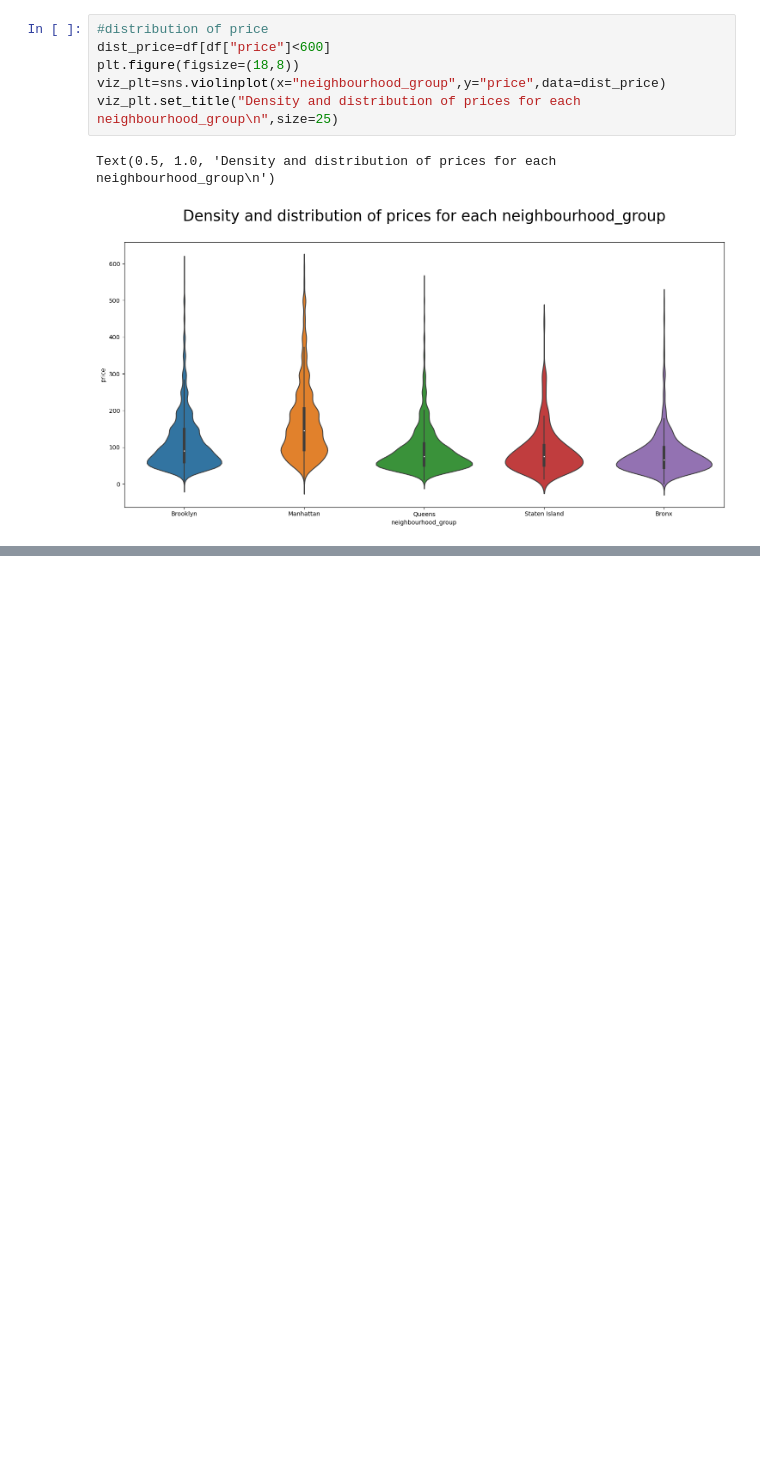
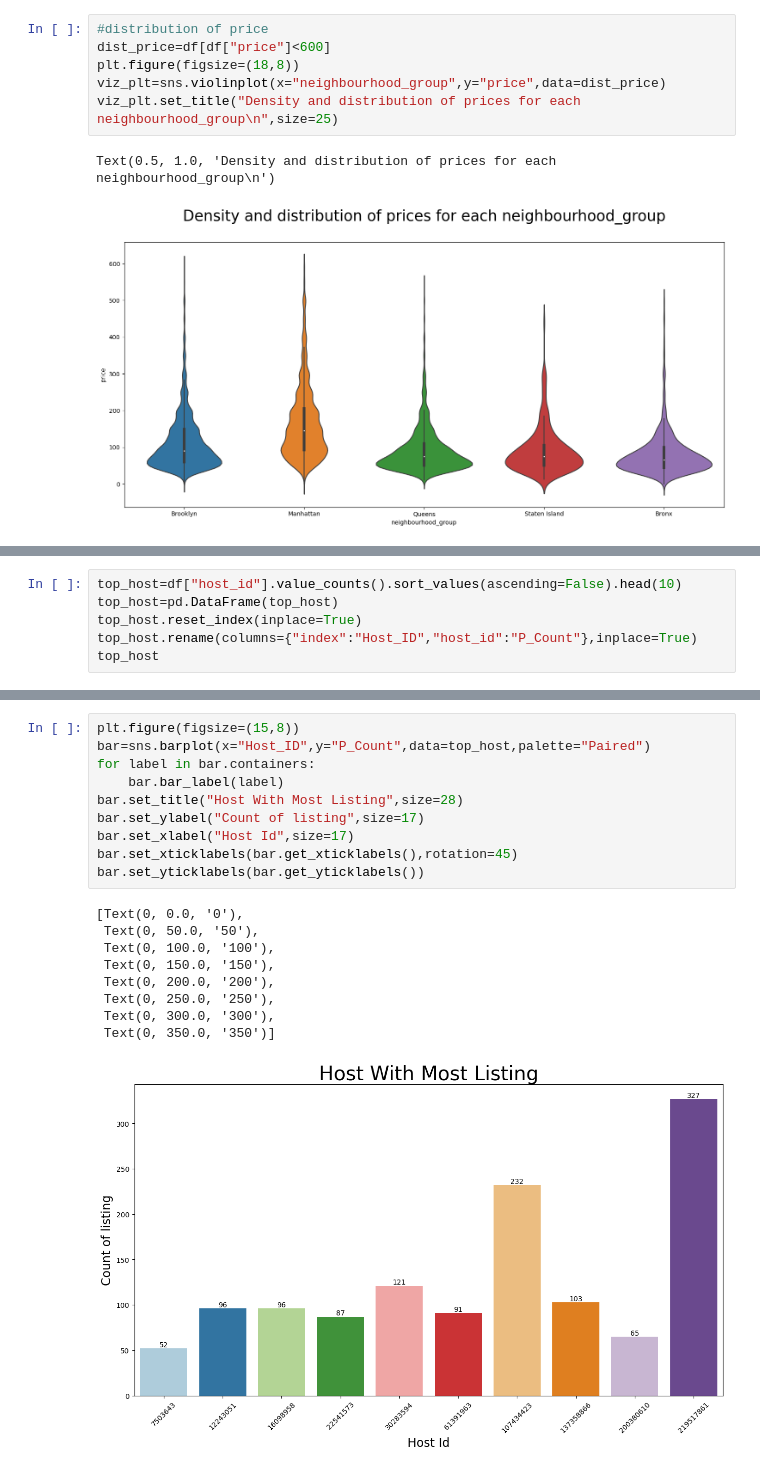
Before and after one commit to AriyantGit/Data-Analysis, a Jupyter notebook: AirBnb_NYC_EDA.ipynb, the cells around one changed output, grey strips where cells are left out. Cells and saved outputs as stored; diff of their text form; blank space fills up the shorter version.

```diff
--- a/AirBnb_NYC_EDA.ipynb
+++ b/AirBnb_NYC_EDA.ipynb
@@ -203,0 +173,6 @@ print(user_counts)
+# %%
+top_host=df["host_id"].value_counts().sort_values(ascending=False).head(10)
+top_host=pd.DataFrame(top_host)
+top_host.reset_index(inplace=True)
+top_host.rename(columns={"index":"Host_ID","host_id":"P_Count"},inplace=True)
+top_host
@@ -203,0 +191,20 @@ print(user_counts)
+# %%
+plt.figure(figsize=(15,8))
+bar=sns.barplot(x="Host_ID",y="P_Count",data=top_host,palette="Paired")
+for label in bar.containers:
+    bar.bar_label(label)
+bar.set_title("Host With Most Listing",size=28)
+bar.set_ylabel("Count of listing",size=17)
+bar.set_xlabel("Host Id",size=17)
+bar.set_xticklabels(bar.get_xticklabels(),rotation=45)
+bar.set_yticklabels(bar.get_yticklabels())
+# %% [output]
+[Text(0, 0.0, '0'),
+ Text(0, 50.0, '50'),
+ Text(0, 100.0, '100'),
+ Text(0, 150.0, '150'),
+ Text(0, 200.0, '200'),
+ Text(0, 250.0, '250'),
+ Text(0, 300.0, '300'),
+ Text(0, 350.0, '350')]
+[figure, added]
```
Also changed, not shown: parts of 14 cells of this notebook.
